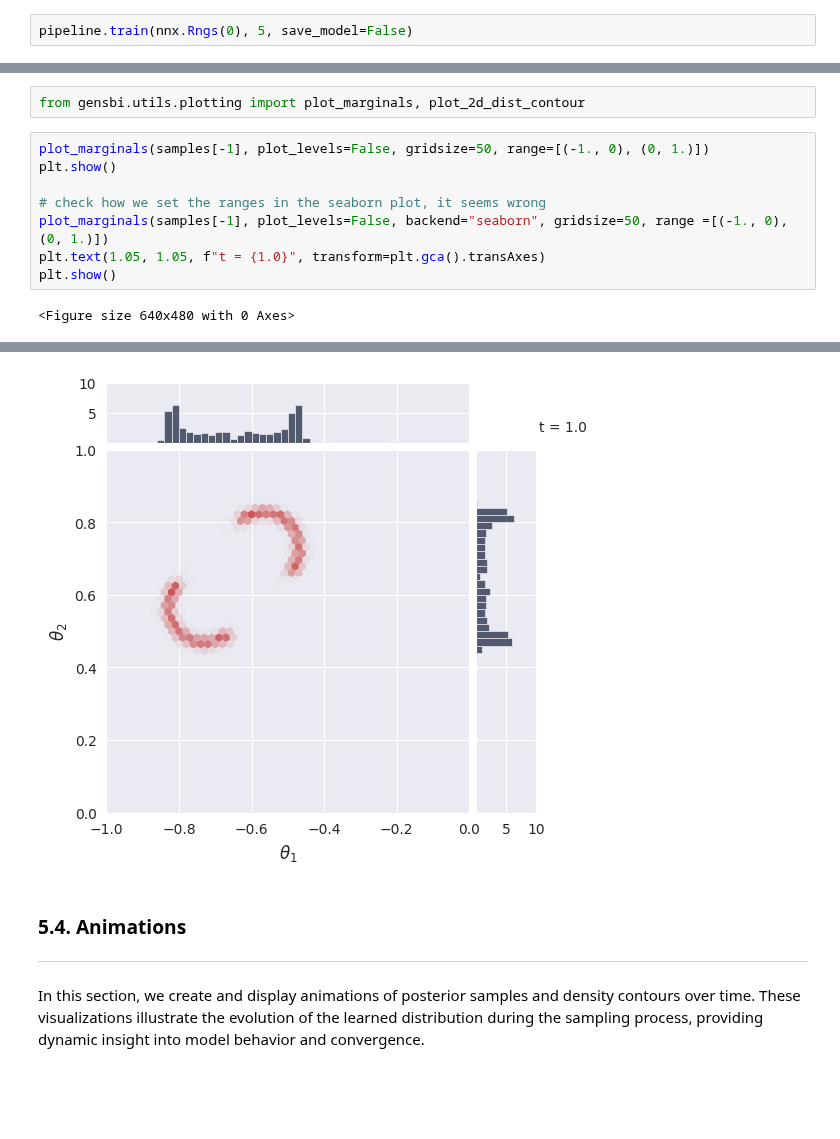
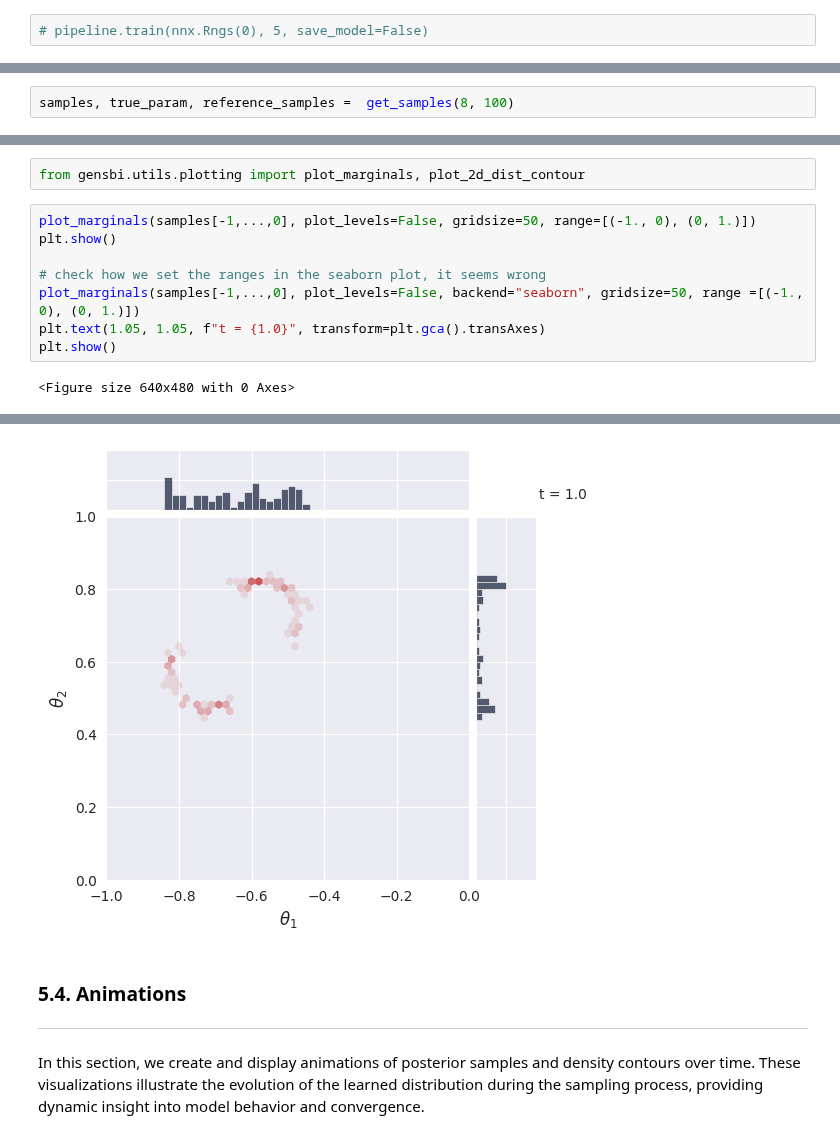
Before and after one commit to aurelio-amerio/GenSBI, a Jupyter notebook: docs/notebooks/two_moons_flow_flux.ipynb, the cells around one changed output, grey strips where cells are left out. Cells and saved outputs as stored; diff of their text form; blank space fills up the shorter version.

```diff
--- a/docs/notebooks/two_moons_flow_flux.ipynb
+++ b/docs/notebooks/two_moons_flow_flux.ipynb
@@ -126,4 +126,4 @@ pipeline = Flux1FlowPipeline.init_pipeline_from_config(
         checkpoint_dir,
     )
 # %%
-pipeline.train(nnx.Rngs(0), 5, save_model=False)
+# pipeline.train(nnx.Rngs(0), 5, save_model=False)
@@ -165,0 +177,2 @@ samples.shape
+# %%
+samples, true_param, reference_samples =  get_samples(8, 100)
@@ -170,11 +187,11 @@ In this section, we plot the posterior samples as a 2D histogram to visualize th
 # %%
 from gensbi.utils.plotting import plot_marginals, plot_2d_dist_contour
 # %%
-plot_marginals(samples[-1], plot_levels=False, gridsize=50, range=[(-1., 0), (0, 1.)])
+plot_marginals(samples[-1,...,0], plot_levels=False, gridsize=50, range=[(-1., 0), (0, 1.)])
 plt.show()
 
 # check how we set the ranges in the seaborn plot, it seems wrong
-plot_marginals(samples[-1], plot_levels=False, backend="seaborn", gridsize=50, range =[(-1., 0), (0, 1.)])
+plot_marginals(samples[-1,...,0], plot_levels=False, backend="seaborn", gridsize=50, range =[(-1., 0), (0, 1.)])
 plt.text(1.05, 1.05, f"t = {1.0}", transform=plt.gca().transAxes)
 plt.show()
 # %% [output]
@@ -183,4 +200,4 @@ plt.show()
-[figure, old version]
+[figure, new version]
 # %% [markdown]
 ### 5.4. Animations
 ---
```
Also changed, not shown: parts of 15 cells of this notebook, 12 other files.
